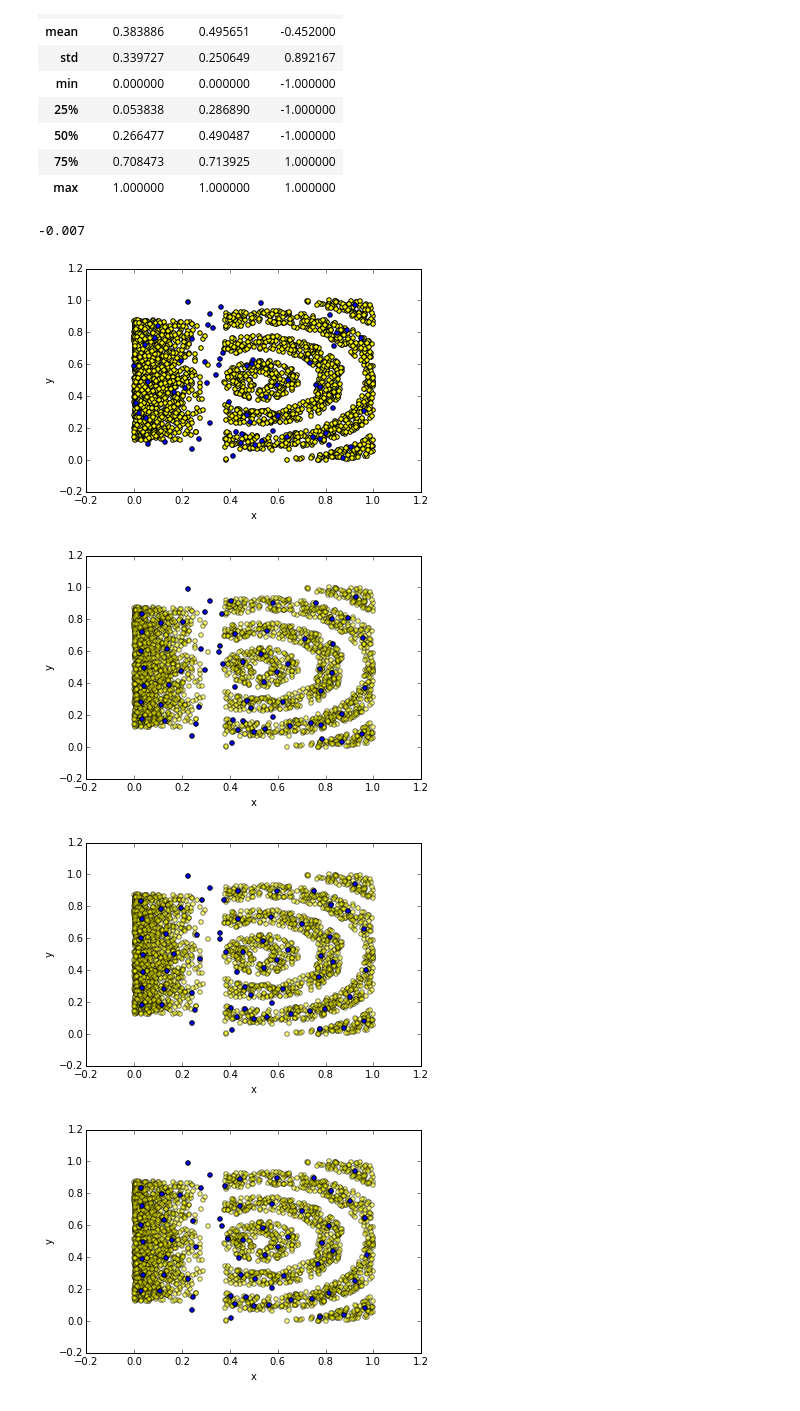
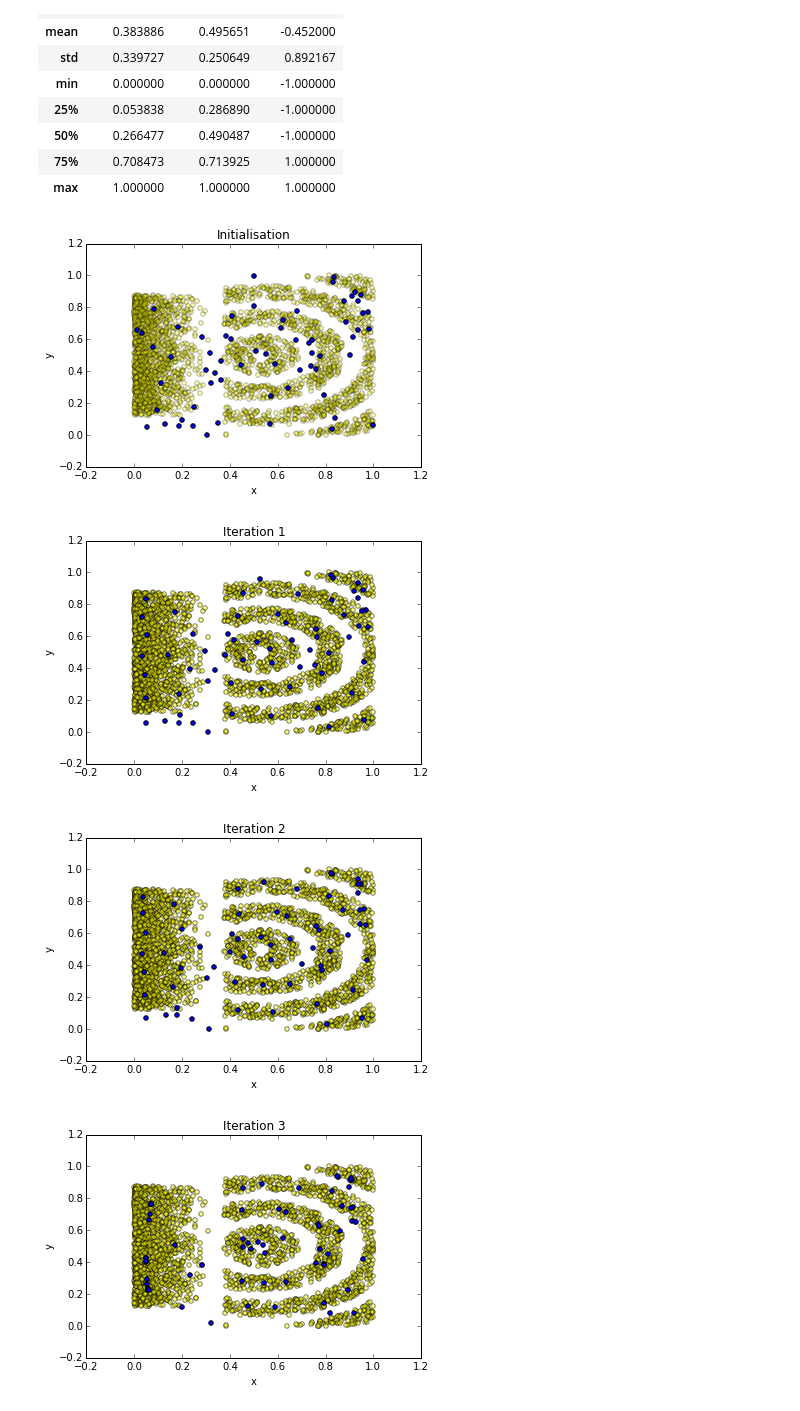
Before and after one commit to du-phan/AI_project, a Jupyter notebook: Kohonen_map.ipynb, the cells around one changed output. Cells and saved outputs as stored; diff of their text form; code cells hidden in the pictures.

```diff
--- a/Kohonen_map.ipynb
+++ b/Kohonen_map.ipynb
@@ -67,10 +67,11 @@ class Map(object):
 
     def Kohonen_learning(self, training_set, iteration=1000):
         #print self.neurons
-        training_set.plot(kind='scatter',x='x',y='y', c='yellow')
+        training_set.plot(kind='scatter',x='x',y='y', c='yellow', alpha = 0.3)
         t = self.neurons.copy()
         t.resize(self.size*self.size,2)
         plt.scatter(t[:,0],t[:,1])
+        plt.title("Initialisation")
         plt.show()
 
         train = np.array(training_set.iloc[:,:-1])
@@ -90,6 +91,7 @@ class Map(object):
             t = self.neurons.copy()
             t.resize(self.size*self.size,2)
             plt.scatter(t[:,0],t[:,1])
+            plt.title("Iteration %d"%(turn + 1))
             plt.show()
 
         print "done"
@@ -151,15 +149,11 @@ df.describe()
 | 50% | 0.266477 | 0.490487 | -1.000000 |
 | 75% | 0.708473 | 0.713925 | 1.000000 |
 | max | 1.000000 | 1.000000 | 1.000000 |
-# %%
-.003 -.01
-# %% [output]
--0.007
 # %%
 m = Map(size = 8, learning_rate = 0.04)
-result = m.Kohonen_learning(training_set=df.iloc[:,], iteration=10)
+result = m.Kohonen_learning(training_set=df.iloc[:,], iteration=3)
 # %% [output]
-[figure, old version]
+[figure, new version]
-[figure, old version]
+[figure, new version]
-[figure, old version]
+[figure, new version]
-[figure, old version]
+[figure, new version]
```
Also changed, not shown: parts of 14 cells of this notebook, 2 other files.
